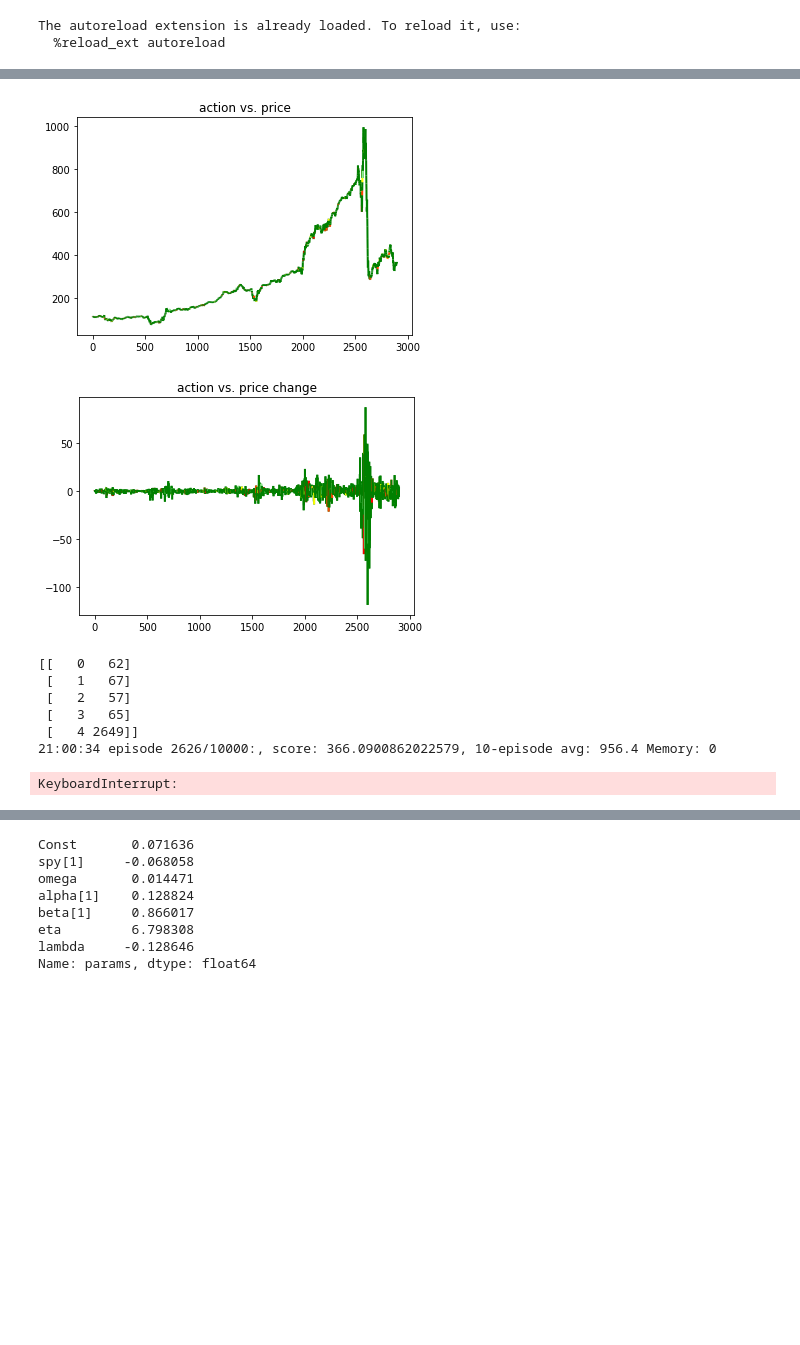
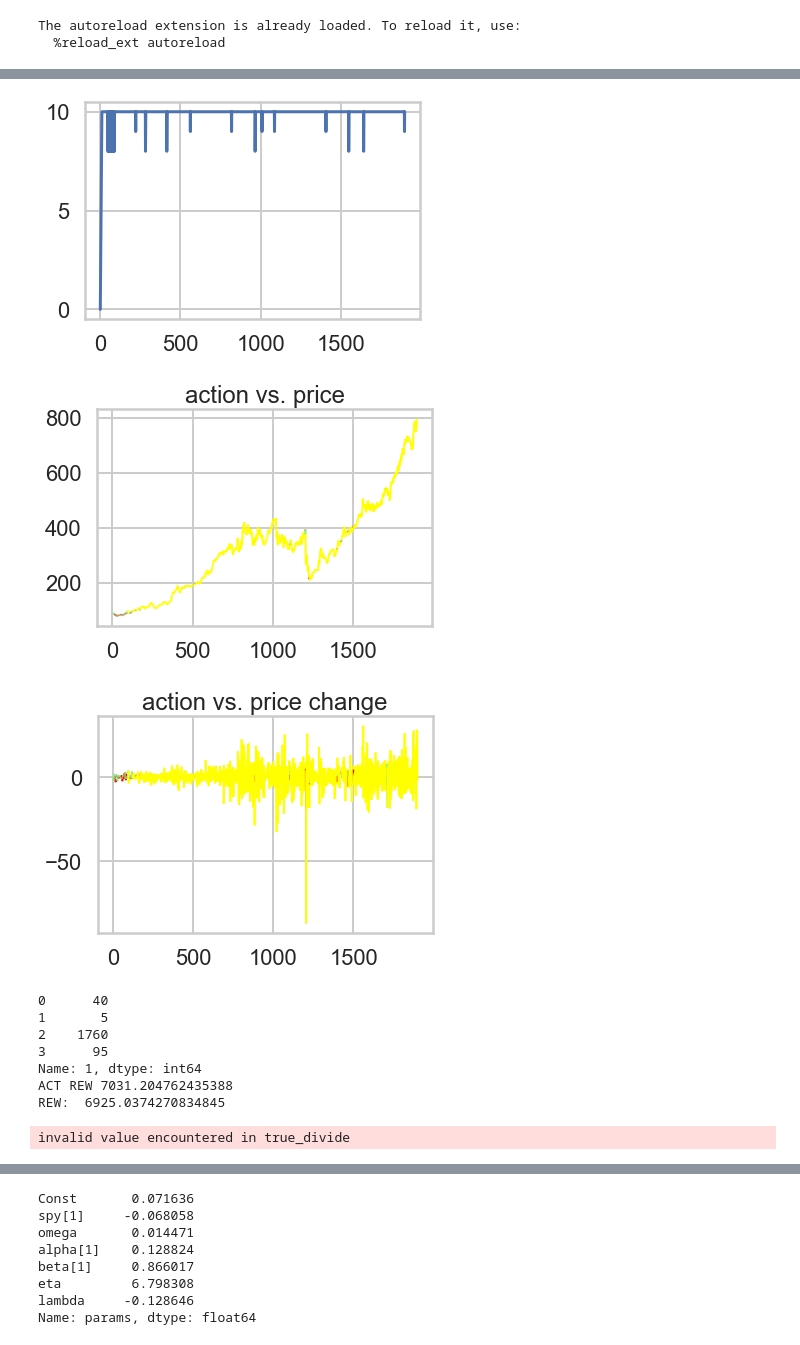
Before and after one commit to victoremil1996/rl_for_trading, a Jupyter notebook: notebooks/stock_price_trading.ipynb, the cells around one changed output, grey strips where cells are left out. Drawn from its saved outputs; the diff is of its cells as text; code cells hidden in the pictures; blank space fills up the shorter version.

Commit message:
reinforce change

```diff
--- a/notebooks/stock_price_trading.ipynb
+++ b/notebooks/stock_price_trading.ipynb
@@ -69,3 +71,22 @@ def position_plot(actions, price, title):
     ax.autoscale_view()
     plt.title(title)
     plt.show()
+# %%
+n_time_points = 2000
+N_EPISODES = 1000
+nstocks = 1
+lag = 1
+env = StockEnvironmentTwo(prices = prices, n_time_points = n_time_points,
+                          price_type = "sim_prices", kappa = 0.000001)
+global env
+
+agent = REINFORCE_Agent(state_size=21,
+                        action_size=5,
+                        discount_rate=0.9,
+                        epsilon = 0.01,
+                        n_hidden_layers=4,
+                        hidden_layer_size=512,
+                        learning_rate=0.00005,
+                        mu_zero = False,
+                        dropout = 0.1
+                       )
@@ -72,51 +111,44 @@ def position_plot(actions, price, title):
 # %%
-n_time_points = 3000
-N_EPISODES = 10000
-ticks_per_episode = 1256
-nstocks = 1
-lag = 1
-env = StockEnvironmentTwo(prices = prices, n_time_points = n_time_points,
-                          price_type = "sim_prices")
-global env
-
-agent = REINFORCE_Agent(state_size=20,
-                        action_size=5,
-                        discount_rate=0,
-                        epsilon = 0.1,
-                        n_hidden_layers=4,
-                        hidden_layer_size=512,
-                        learning_rate=0.00005
-                       )
-
 start_time = time.time()
 print("Start: %s" % (time.strftime("%H:%M:%S")))
-
+final_results = pd.DataFrame({0: [1], 1: [1], 2: [1], 3: [1], 4: [1]})
 for e in range(N_EPISODES):
     agent.run_episode(env=env)
     agent.score_episode(e, N_EPISODES)
 
-    if e % 100 == 0:
+    if e % 40 == 0:
 
         clear_output()
-        position_plot(actions = pd.DataFrame(agent.action_memory)- 2, price = np.array(agent.state_memory)[:,0],
+        position_plot(actions = pd.DataFrame(agent.action_memory)- 2, price = np.array(agent.state_memory)[:,9],
              title = "action vs. price")
-        position_plot(actions = pd.DataFrame(agent.action_memory)- 2, price = np.array(agent.state_memory)[:,10],
+        position_plot(actions = pd.DataFrame(agent.action_memory)- 2, price = np.array(agent.state_memory)[:,20],
              title = "action vs. price change")
         unique, counts = np.unique(agent.action_memory, return_counts=True)
-        result = np.column_stack((unique, counts))
-        print(result)
+        results = pd.DataFrame(np.column_stack((unique, counts)).T)
+        final_results = final_results.append(results.iloc[1])
+        p = agent.state_memory
+        plt.plot(pd.DataFrame(p).iloc[:,0])
+        print(results.iloc[1])
+        try:
+            print("DIFF: ", np.sum(results.iloc[1] * np.array([-2,-1,0,1,2])) - pd.DataFrame(agent.state_memory).iloc[-1,0])
+        except:
+            pass
+        print("ACT REW", np.sum(pd.DataFrame(agent.state_memory)[0] * np.array(agent.state_memory)[:,-1]))
+        print("REW: ", agent.results[-1])
 #     if e and (e+1) % agent.save_interval == 0:
 #         agent.save()
 
 elapsed_time = time.time() - start_time
 print("\nTrain time: ", elapsed_time)
 # %% [output]
-[figure, old version]
+[figure, new version]
-[figure, old version]
+[figure, new version]
+[figure, added]
-[[   0   62]
- [   1   67]
- [   2   57]
- [   3   65]
- [   4 2649]]
-21:00:34 episode 2626/10000:, score: 366.0900862022579, 10-episode avg: 956.4 Memory: 0
+0      40
+1       5
+2    1760
+3      95
+Name: 1, dtype: int64
+ACT REW 7031.204762435388
+REW:  6925.0374270834845
-KeyboardInterrupt:
+invalid value encountered in true_divide
```
Also changed, not shown: parts of 11 cells of this notebook, 2 other files.
